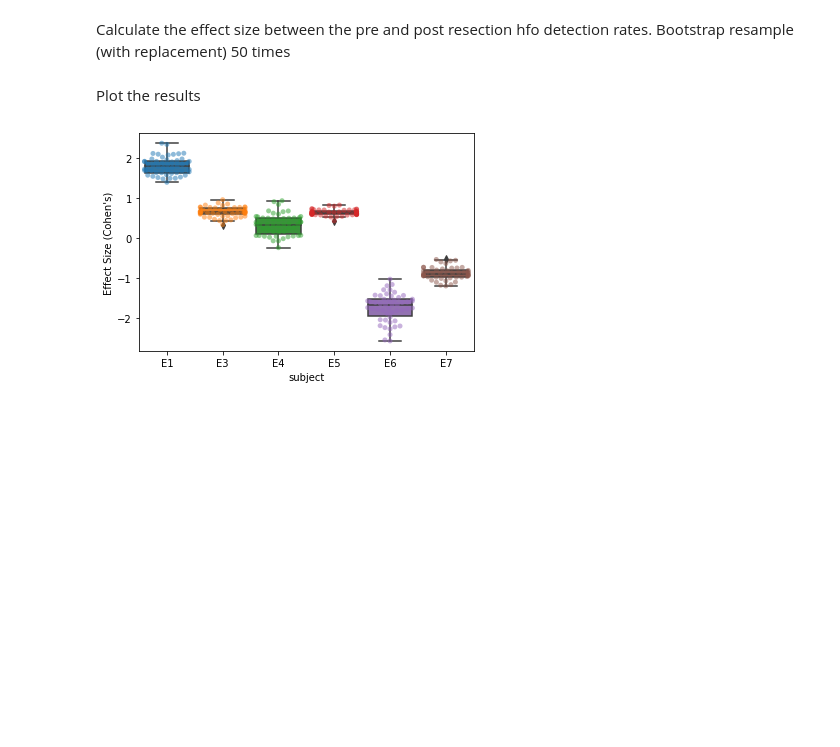
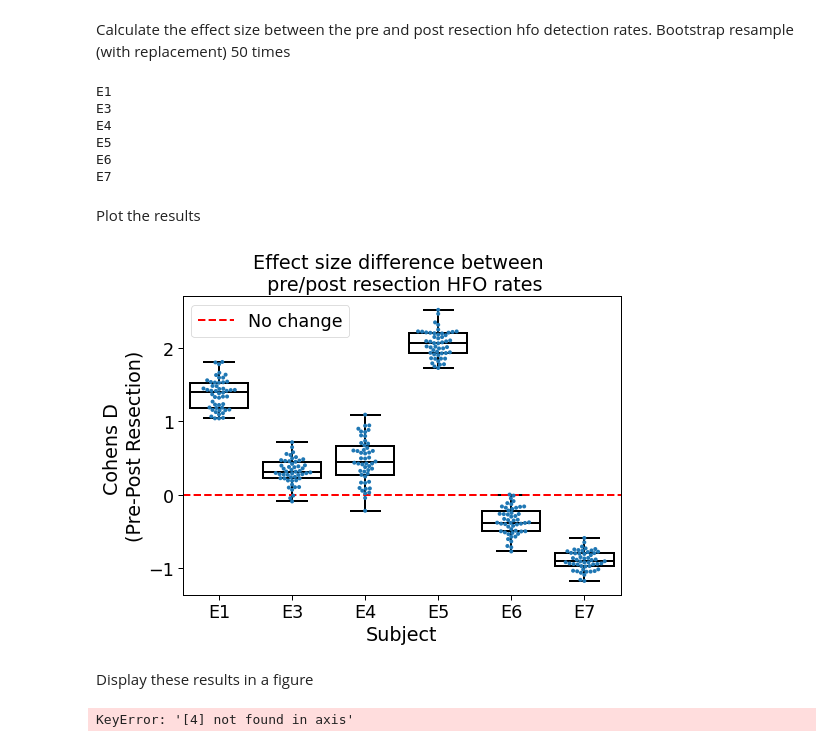
Before and after one commit to adam2392/sickkids, a Jupyter notebook: notebooks/hfo analysis/HFOEffectSize.ipynb, the cells around one changed output. Cells and saved outputs as stored; diff of their text form; code cells hidden in the pictures; blank space fills up the shorter version.

```diff
--- a/notebooks/hfo analysis/HFOEffectSize.ipynb
+++ b/notebooks/hfo analysis/HFOEffectSize.ipynb
@@ -23,7 +23,7 @@ Set the environment variable OUTDATED_IGNORE=1 to disable these warnings.
 Find all the paths to the result files for HFO detections. Put them into a dictionary with subjectID keys
 # %%
 reference = "average"
-detector="rms"
+detector="linelength"
 
 fpaths = {
     "E1": [],
@@ -102,30 +155,75 @@ n_resamples = 50
 # Create a dictionary of subjects and effect sizes
 data_dict = {
     'subject': [],
-    'es': []
+    'es': [],
+    'p-value': []
 }
 for ind, (subject, sessions) in enumerate(hfos.items()):
     # Bootstrap resample
     effects = np.zeros((n_resamples,))
     pre_rates = list(sessions["preresection"].values())
     post_rates = list(sessions["postresection"].values())
-    for i in range(50):
+    if subject == "E5":
+        # subject E5 postresection has no variance in detections. P-value cannot be calculated
+        pvalue = 1
+    else:
+        _, pvalue = KSample("Dcorr").test(np.array(pre_rates), np.array(post_rates))
+    for i in range(n_resamples):
         pre = resample(pre_rates, replace=True, n_samples=len(pre_rates))
         post = resample(post_rates, replace=True, n_samples=len(post_rates))
         effects[i] = pg.compute_effsize(pre, post, eftype='cohen')
     # Add to the dictionary with subject repeated
     data_dict['es'].extend(effects)
     data_dict['subject'].extend([subject]*n_resamples)
+    data_dict['p-value'].extend([pvalue]*n_resamples)
 # Convert dictionary to DataFrame
 cohens_int = pd.DataFrame(data_dict)
+# %% [output]
+E1
+E3
+E4
+E5
+E6
+E7
 # %% [markdown]
 Plot the results
-# %%
-# Plot boxplots with overlayed scatterplot
-fig, ax = plt.subplots()
-sns.swarmplot(x='subject', y='es', data=cohens_int, ax=ax, alpha=0.5)
-sns.boxplot(x='subject', y='es', data=cohens_int, ax=ax)
-plt.ylabel('Effect Size (Cohen\'s)')
-plt.savefig('hfo_effect_size.pdf')
-# %% [output]
-[figure, removed]
+# %%
+pal = sns.color_palette(n_colors=1)
+sns.set_context("paper", font_scale=2.0)
+fig, ax = plt.subplots(figsize=(8, 6))
+sns.swarmplot(x='subject', y='es', data=cohens_int, ax=ax, palette=pal, size=4)
+sns.boxplot(x='subject', y='es', data=cohens_int, ax=ax, color = "white", linewidth=2)
+for i,box in enumerate(ax.artists):
+    box.set_edgecolor('black')
+    box.set_facecolor('white')
+
+    # iterate over whiskers and median lines
+    for j in range(6*i,6*(i+1)):
+         ax.lines[j].set_color('black')
+ax.axhline(
+    [0],
+    ls="--",
+    lw=2,
+    color='red',
+    label="No change",
+)
+ax.legend()
+ax.set(
+    #     ylim=[-1.5, 1.5],
+    xlabel="Subject",
+    ylabel=f"Cohens D \n(Pre-Post Resection)",
+    title=f"Effect size difference between \n pre/post resection HFO rates",
+)
+fig.tight_layout()
+plt.savefig('hfo_effect_size.pdf', bbox_inches='tight')
+# %% [output]
+[figure, added]
+# %% [markdown]
+Display these results in a figure
+# %%
+grouped_df = cohens_int.groupby('subject')
+mean = grouped_df.agg(['mean', np.std])
+#stdev = grouped_df.stdev('es')
+mean.drop(.columns[i], axis=1)
+# %% [output]
+KeyError: '[4] not found in axis'
```
Also changed, not shown: parts of 4 cells of this notebook.
